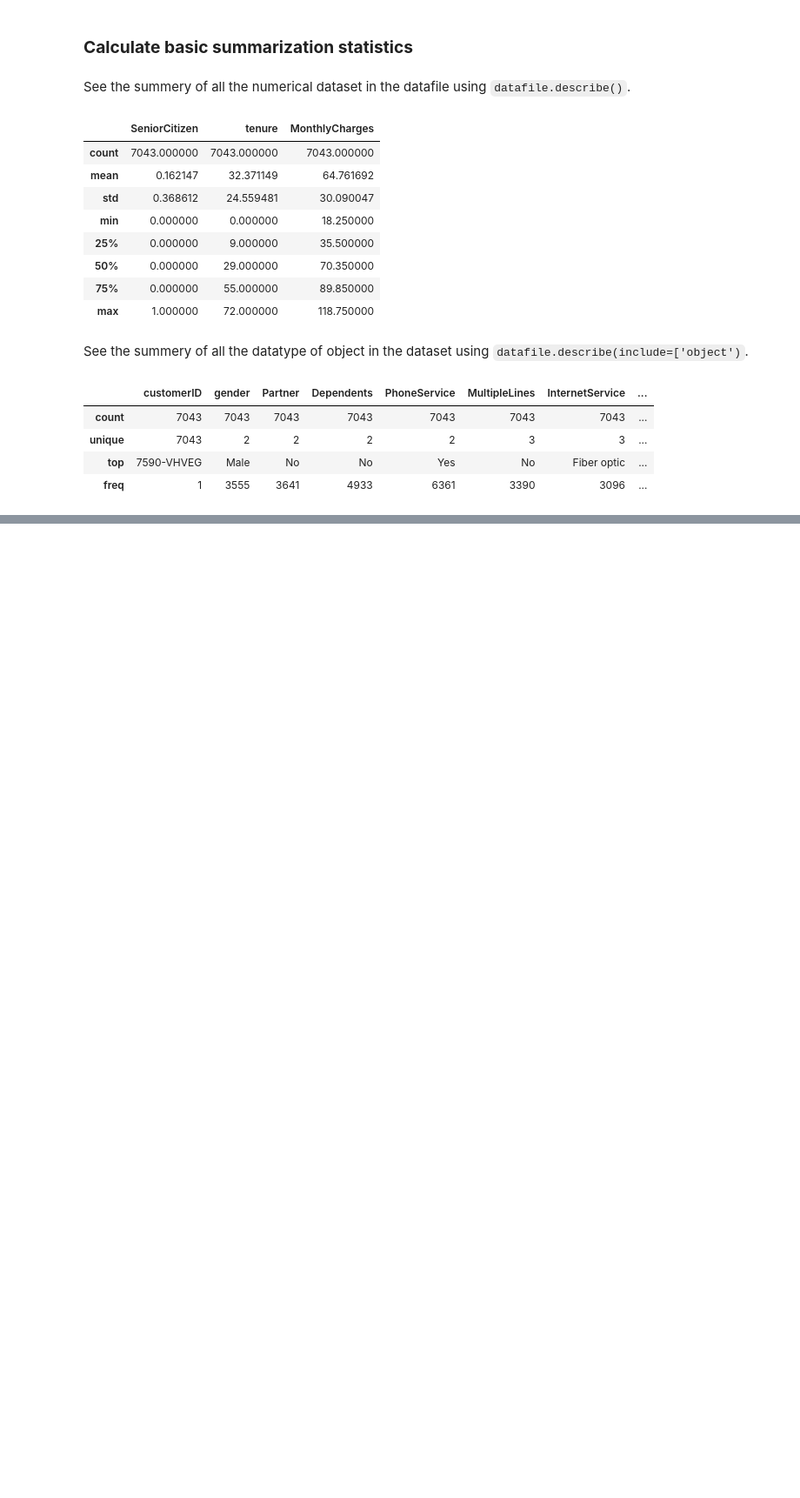
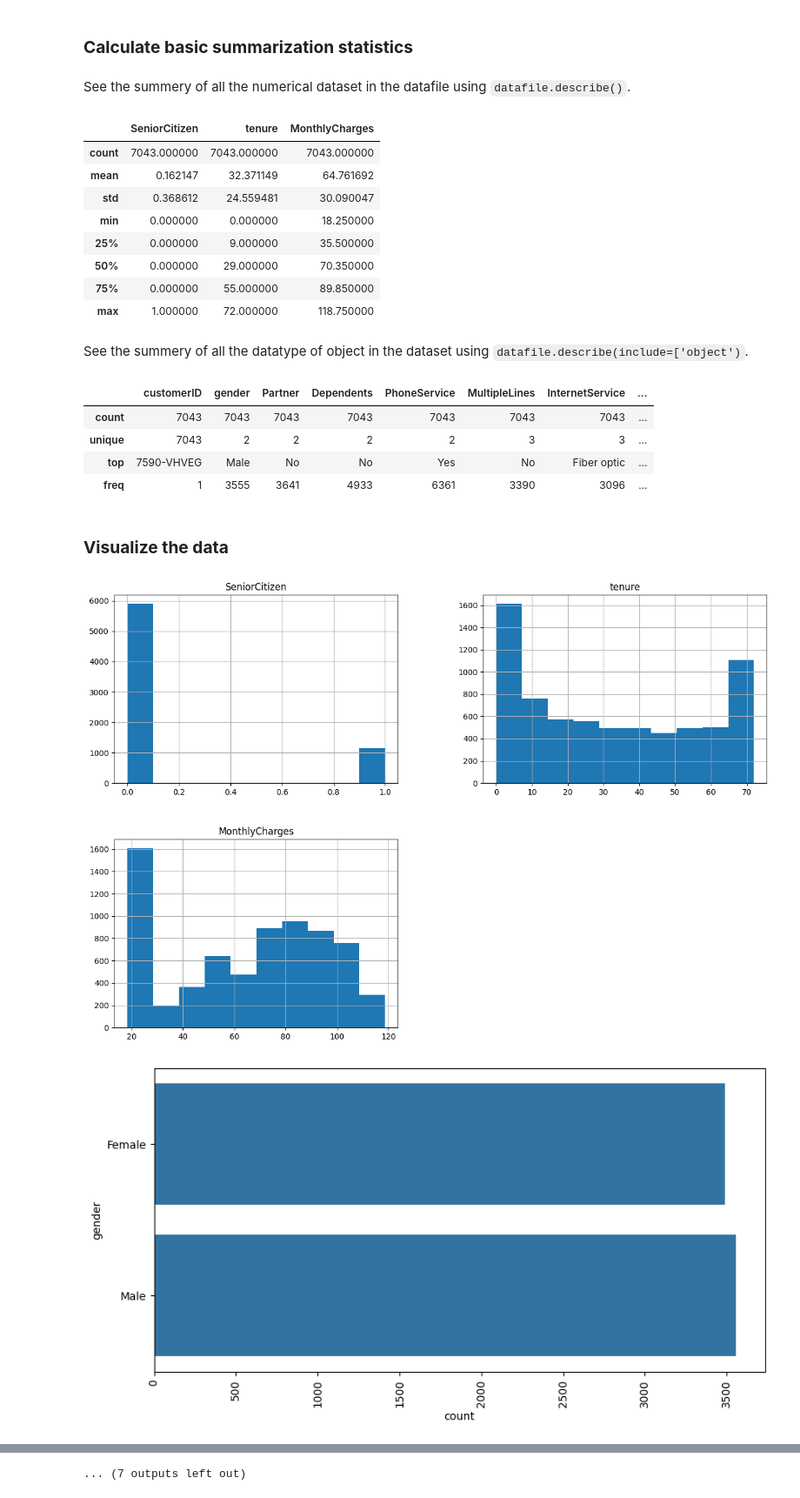
Before and after one commit to kishon45229/Customer-Churn-Prediction-in-Telecom-Industry, a Jupyter notebook: Understanding_of_Data.ipynb, the cells around one changed output, grey strips where cells are left out. Shown at 87% size. Saved outputs shown, nothing was run; the diff lists cells and outputs as text; code cells hidden in the pictures; blank space fills up the shorter version.

Commit message:
Add data visualization and problem identification: histograms, count plots, correlation heatmap, missing values check, outliers, and duplicates.

```diff
--- a/Understanding_of_Data.ipynb
+++ b/Understanding_of_Data.ipynb
@@ -80,3 +80,24 @@ categorical_summary
 | unique | 7043 | 2 | 2 | 2 | 2 | 3 | 3 | ... |
 | top | 7590-VHVEG | Male | No | No | Yes | No | Fiber optic | ... |
 | freq | 1 | 3555 | 3641 | 4933 | 6361 | 3390 | 3096 | ... |
+# %% [markdown]
+### **Visualize the data**
+# %%
+
+datafile.hist(figsize=(15, 10))
+plt.show()
+
+
+for column in datafile.drop(columns='customerID').select_dtypes(include=['object']).columns:
+    plt.figure(figsize=(10, 5))
+    sns.countplot(datafile[column])
+    plt.xticks(rotation=90)
+    plt.show()
+
+correlation_matrix = datafile.select_dtypes(include=['int64', 'float64']).corr()
+plt.figure(figsize=(12, 8))
+sns.heatmap(correlation_matrix, annot=True, cmap='coolwarm', linewidths=0.5)
+plt.show()
+# %% [output]
+[figure, added]
+[figure, added]
@@ -82,0 +114 @@ categorical_summary
+... (7 outputs left out)
```
Also changed, not shown: parts of 4 cells of this notebook.
